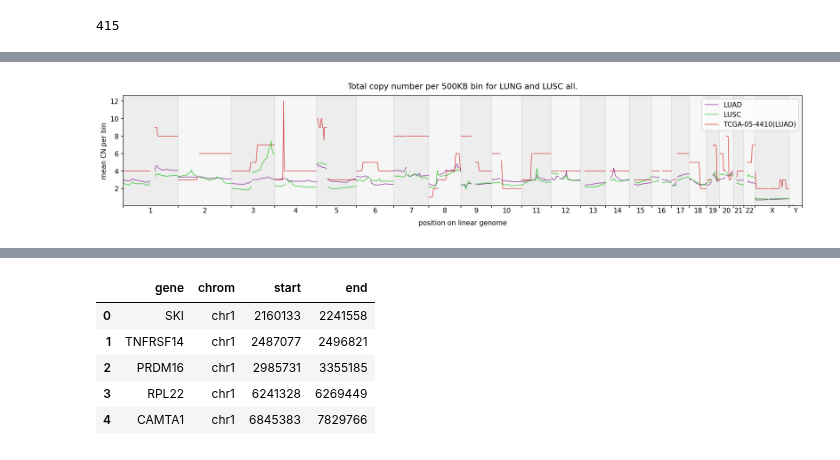
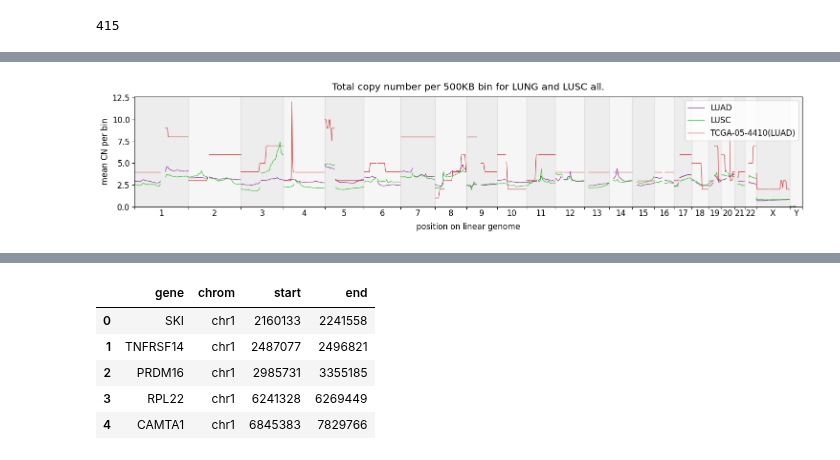
Before and after one commit to ICCB-Cologne/CNSistent, a Jupyter notebook: notebooks/analyze/analyze_lung.ipynb, the cells around one changed output, grey strips where cells are left out. Saved outputs shown, nothing was run; the diff lists cells and outputs as text; code cells hidden in the pictures.

```diff
--- a/notebooks/analyze/analyze_lung.ipynb
+++ b/notebooks/analyze/analyze_lung.ipynb
@@ -62,10 +64,10 @@ fig_lines(groups, names)
 # %%
-fig, ax = fig_lines(means_all + [ groups[-1] ], ["LUAD", "LUSC", tcga_sel_ids[0] + "(LUAD)"], column="total_cn", dpi=150)
+fig, ax = fig_lines(means_all + [ groups[-1] ], ["LUAD", "LUSC", tcga_sel_ids[0] + "(LUAD)"], column="total_cn")
 ax.set_title("Total copy number per 500KB bin for LUNG and LUSC all.", pad=10)
 plt.savefig(f"{img_path}/fig_LUAD_LUSC_all.pdf", bbox_inches='tight')
-plt.savefig(f"{img_path}/fig_LUAD_LUSC_all.png", bbox_inches='tight')
+plt.savefig(f"{img_path}/fig_LUAD_LUSC_all.png", bbox_inches='tight', dpi=300)
 # %% [output]
-[figure, old version]
+[figure, new version]
 # %%
 tcga_sel_ids = list(samples_df.query("source == 'TCGA_hg19' and type == 'LUAD'").index[50:60])
 
```
Also changed, not shown: parts of 9 cells of this notebook, 1 other file.
